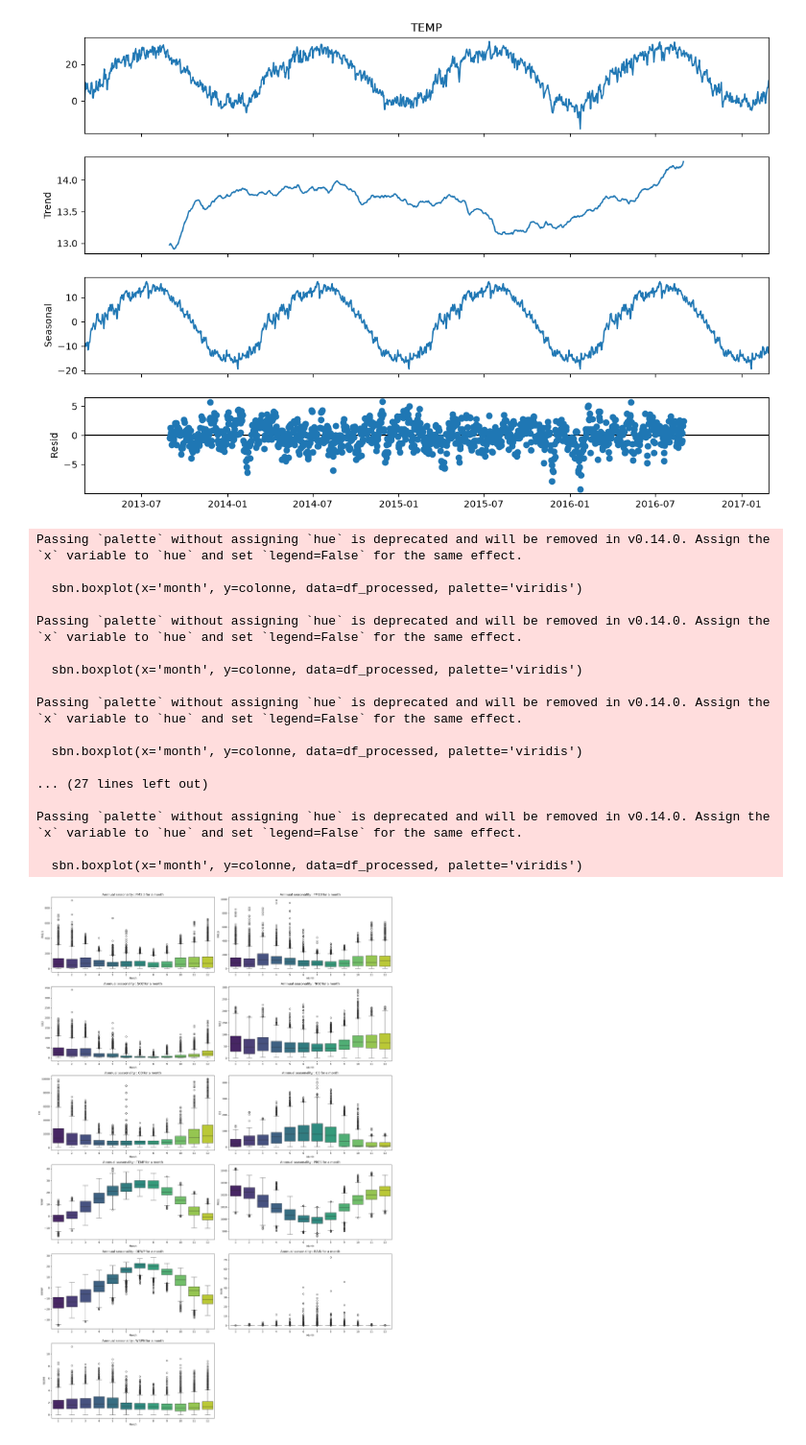
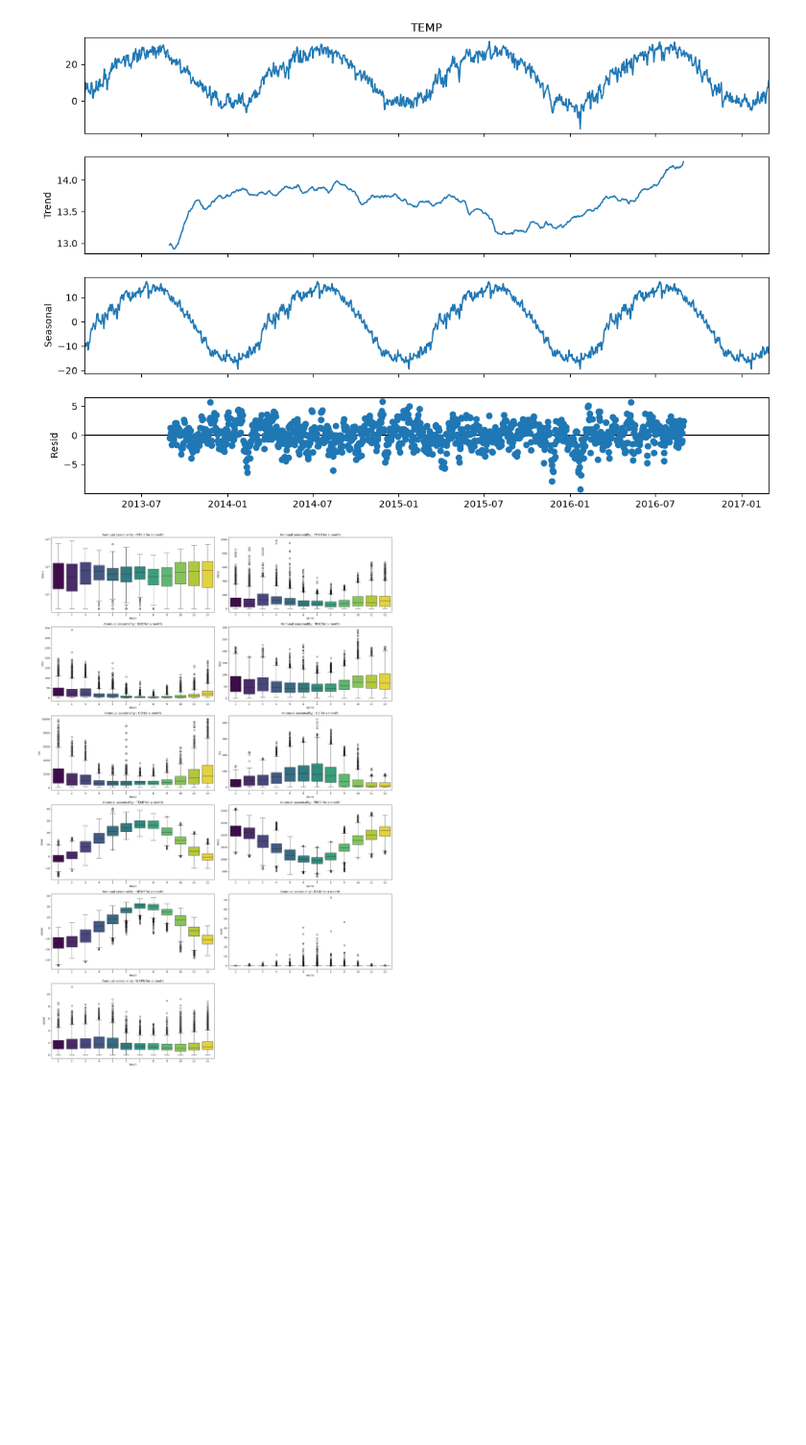
Before and after one commit to TomSchippke/air-quality-forecasting, a Jupyter notebook: notebooks/01_exploration.ipynb, the cells around one changed output. Shown at 96% size. Cells and saved outputs as stored; diff of their text form; code cells hidden in the pictures; blank space fills up the shorter version.

```diff
--- a/notebooks/01_exploration.ipynb
+++ b/notebooks/01_exploration.ipynb
@@ -21,7 +25,7 @@ df.head()
 | 4 | 5 | 2013 | 3 | 1 | 4 | 3.0 | 3.0 | 12.0 | 12.0 | 300.0 | 72.0 | ... |
 # %%
 df["datetime"] = pd.to_datetime(df[["year", "month", "day", "hour"]])
-df.sort_values("datetime").reset_index(drop=True)
+df = df.sort_values("datetime").reset_index(drop=True)
 new_order = ['datetime', 'year', 'month', 'day', 'hour', 'PM2.5', 'PM10', 'SO2', 'NO2', 'CO', 'O3', 'TEMP', 'PRES', 'DEWP', 'RAIN', 'wd', 'WSPM', 'station']
 df = df[new_order]
 df.head()
@@ -75,0 +96,3 @@ df_processed.head()
+# %%
+# List of numerical columns used throughout the rest of the analysis
+features = ['PM2.5', 'PM10', 'SO2', 'NO2', 'CO', 'O3', 'TEMP', 'PRES', 'DEWP', 'RAIN', 'WSPM']
@@ -106,38 +151,19 @@ plt.show()
 # %% [output]
 [figure]
 # %%
-
-colonnes_a_etudier = ['PM2.5', 'PM10', 'SO2', 'NO2', 'CO', 'O3', 'TEMP', 'PRES', 'DEWP', 'RAIN', 'WSPM']
-
 plt.figure(figsize=(20, 30))
 
-for i, colonne in enumerate(colonnes_a_etudier):
+for i, colonne in enumerate(features):
     plt.subplot(6, 2, i + 1)
+    if colonne == "PM2.5": plt.yscale('log')
 
-    sbn.boxplot(x='month', y=colonne, data=df_processed, palette='viridis')
+    sbn.boxplot(x='month', y=colonne, data=df_processed, hue='month', palette='viridis', legend=False)
 
     plt.title(f"Annnual seasonality : {colonne} for a month")
     plt.xlabel("Month")
     plt.ylabel(colonne)
 
 plt.tight_layout()
 plt.show()
 # %% [output]
-Passing `palette` without assigning `hue` is deprecated and will be removed in v0.14.0. Assign the `x` variable to `hue` and set `legend=False` for the same effect.
-
-  sbn.boxplot(x='month', y=colonne, data=df_processed, palette='viridis')
-
-Passing `palette` without assigning `hue` is deprecated and will be removed in v0.14.0. Assign the `x` variable to `hue` and set `legend=False` for the same effect.
-
-  sbn.boxplot(x='month', y=colonne, data=df_processed, palette='viridis')
-
-Passing `palette` without assigning `hue` is deprecated and will be removed in v0.14.0. Assign the `x` variable to `hue` and set `legend=False` for the same effect.
-
-  sbn.boxplot(x='month', y=colonne, data=df_processed, palette='viridis')
-
-... (27 lines left out)
-
-Passing `palette` without assigning `hue` is deprecated and will be removed in v0.14.0. Assign the `x` variable to `hue` and set `legend=False` for the same effect.
-
-  sbn.boxplot(x='month', y=colonne, data=df_processed, palette='viridis')
-[figure, old version]
+[figure, new version]
```
Also changed, not shown: parts of 27 cells of this notebook.
